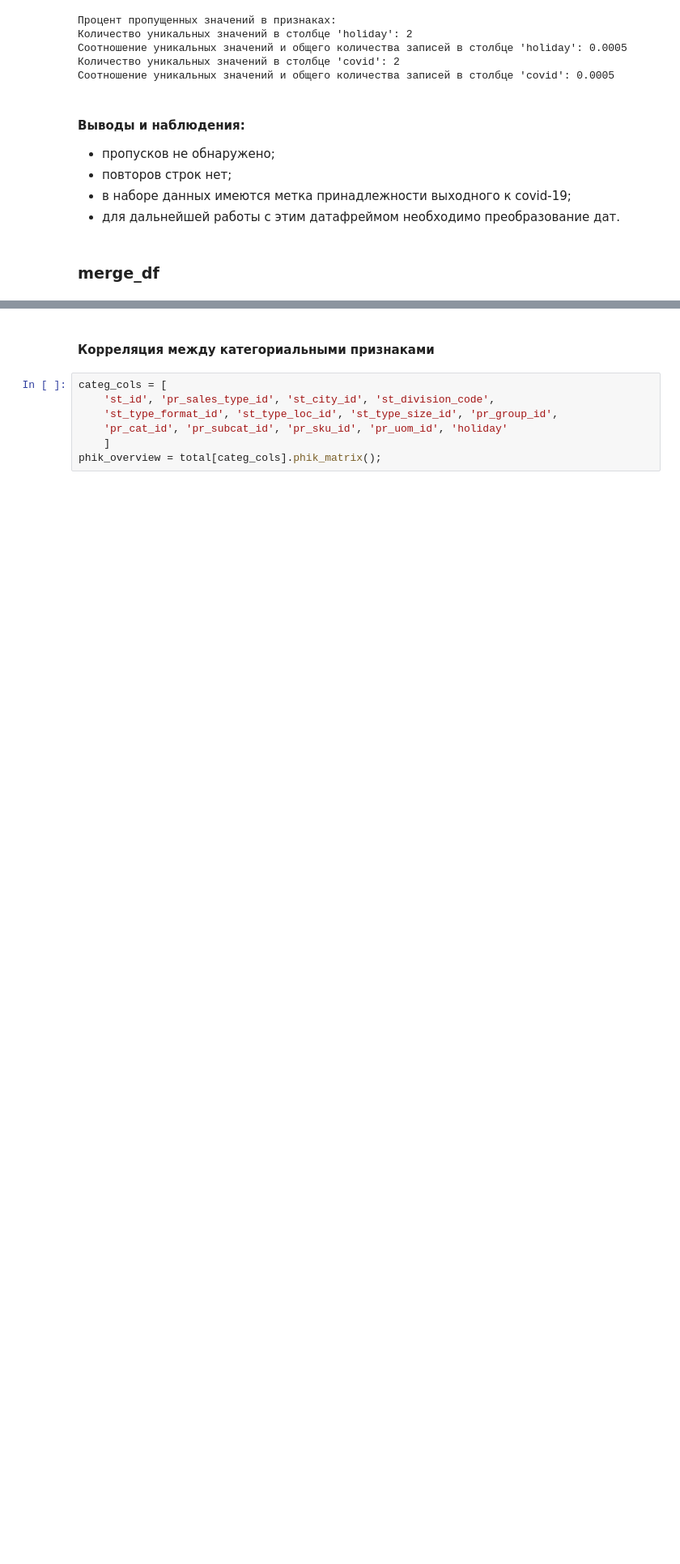
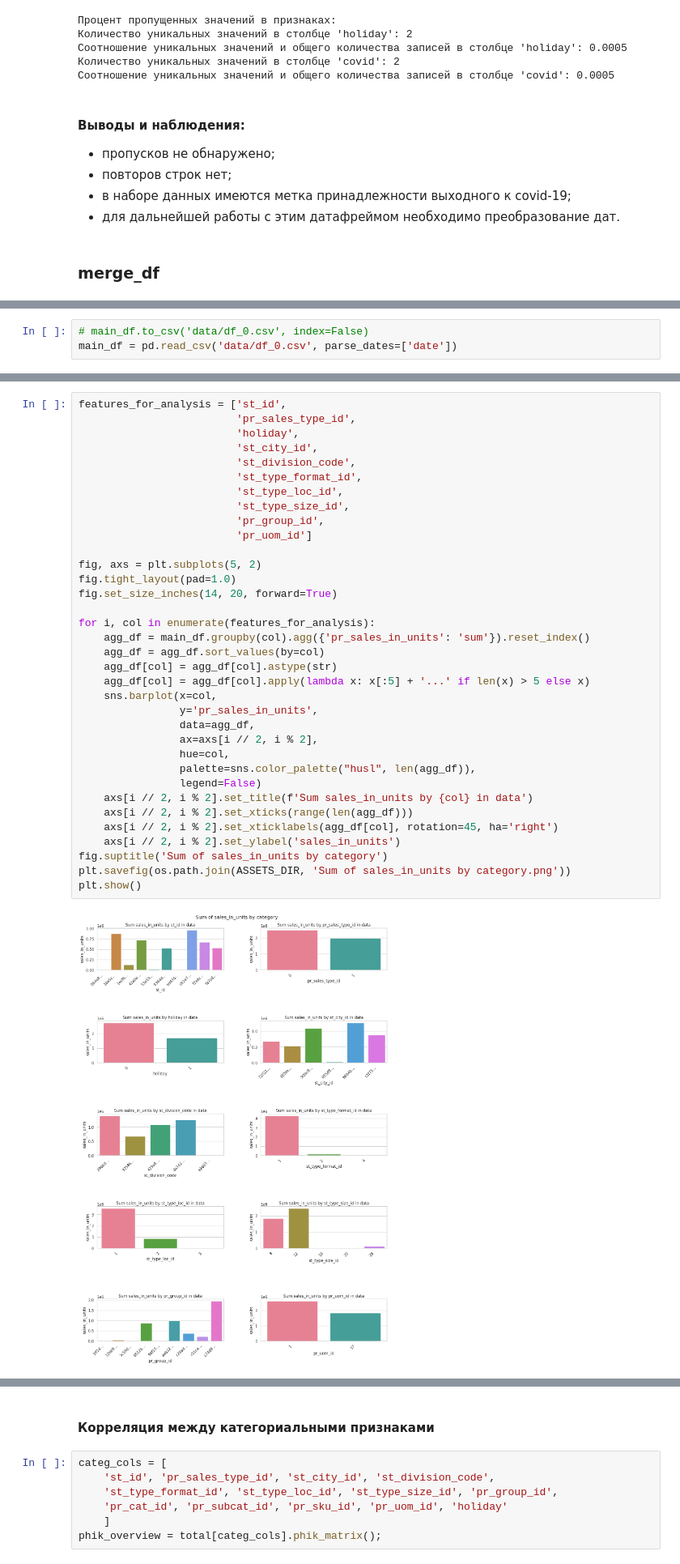
Before and after one commit to denis-42ds/demand_forecast_lenta, a Jupyter notebook: demand_forecast.ipynb, the cells around one changed output, grey strips where cells are left out. Shown at 81% size. Saved outputs shown, nothing was run; the diff lists cells and outputs as text; blank space fills up the shorter version.

Commit message:
feature and target analysis added

```diff
--- a/demand_forecast.ipynb
+++ b/demand_forecast.ipynb
@@ -480,0 +427,3 @@ Cреднее значение больше медианного, наблюда
+# %%
+# main_df.to_csv('data/df_0.csv', index=False)
+main_df = pd.read_csv('data/df_0.csv', parse_dates=['date'])
@@ -480,0 +466,37 @@ Cреднее значение больше медианного, наблюда
+# %%
+features_for_analysis = ['st_id',
+                         'pr_sales_type_id',
+                         'holiday',
+                         'st_city_id',
+                         'st_division_code',
+                         'st_type_format_id',
+                         'st_type_loc_id',
+                         'st_type_size_id',
+                         'pr_group_id',
+                         'pr_uom_id']
+
+fig, axs = plt.subplots(5, 2)
+fig.tight_layout(pad=1.0)
+fig.set_size_inches(14, 20, forward=True)
+
+for i, col in enumerate(features_for_analysis):
+    agg_df = main_df.groupby(col).agg({'pr_sales_in_units': 'sum'}).reset_index()
+    agg_df = agg_df.sort_values(by=col)
+    agg_df[col] = agg_df[col].astype(str)
+    agg_df[col] = agg_df[col].apply(lambda x: x[:5] + '...' if len(x) > 5 else x)
+    sns.barplot(x=col,
+                y='pr_sales_in_units',
+                data=agg_df,
+                ax=axs[i // 2, i % 2],
+                hue=col,
+                palette=sns.color_palette("husl", len(agg_df)),
+                legend=False)
+    axs[i // 2, i % 2].set_title(f'Sum sales_in_units by {col} in data')
+    axs[i // 2, i % 2].set_xticks(range(len(agg_df)))
+    axs[i // 2, i % 2].set_xticklabels(agg_df[col], rotation=45, ha='right')
+    axs[i // 2, i % 2].set_ylabel('sales_in_units')
+fig.suptitle('Sum of sales_in_units by category')
+plt.savefig(os.path.join(ASSETS_DIR, 'Sum of sales_in_units by category.png'))
+plt.show()
+# %% [output]
+[figure, added]
```
Also changed, not shown: parts of 43 cells of this notebook, 4 other files.
